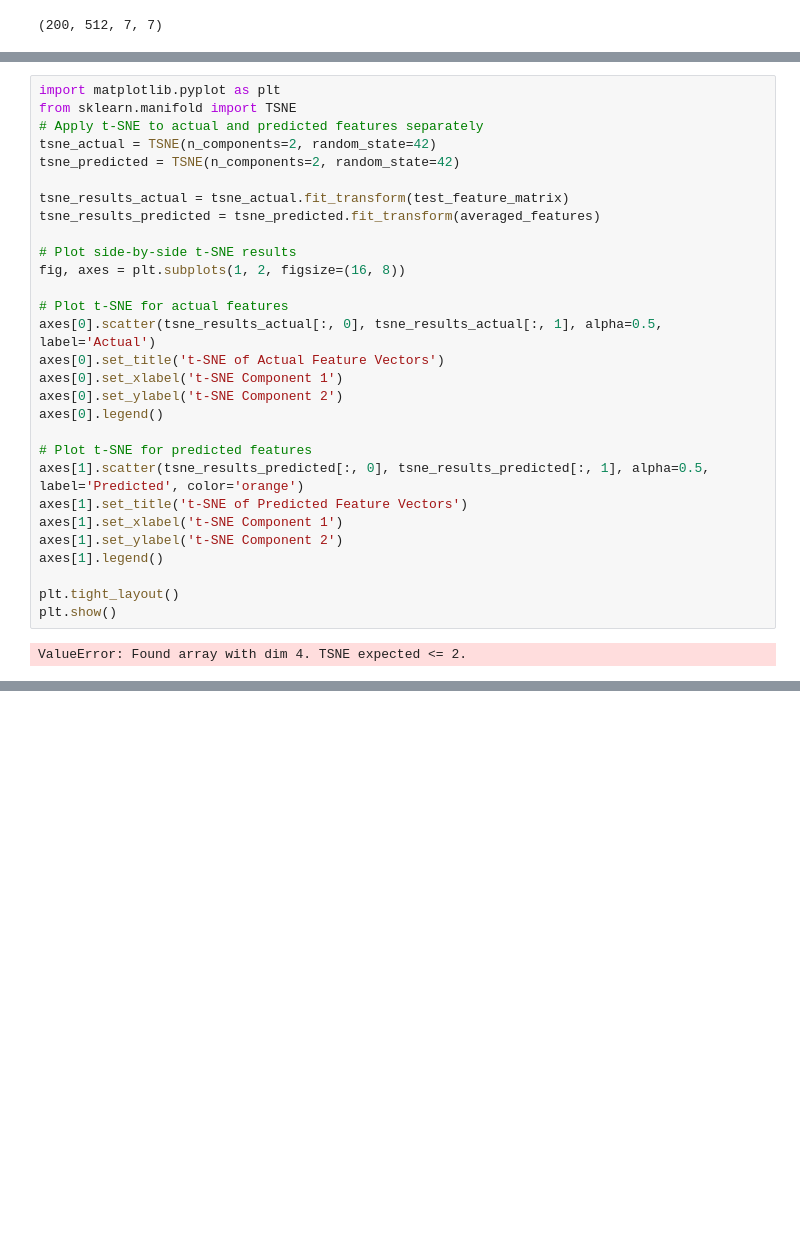
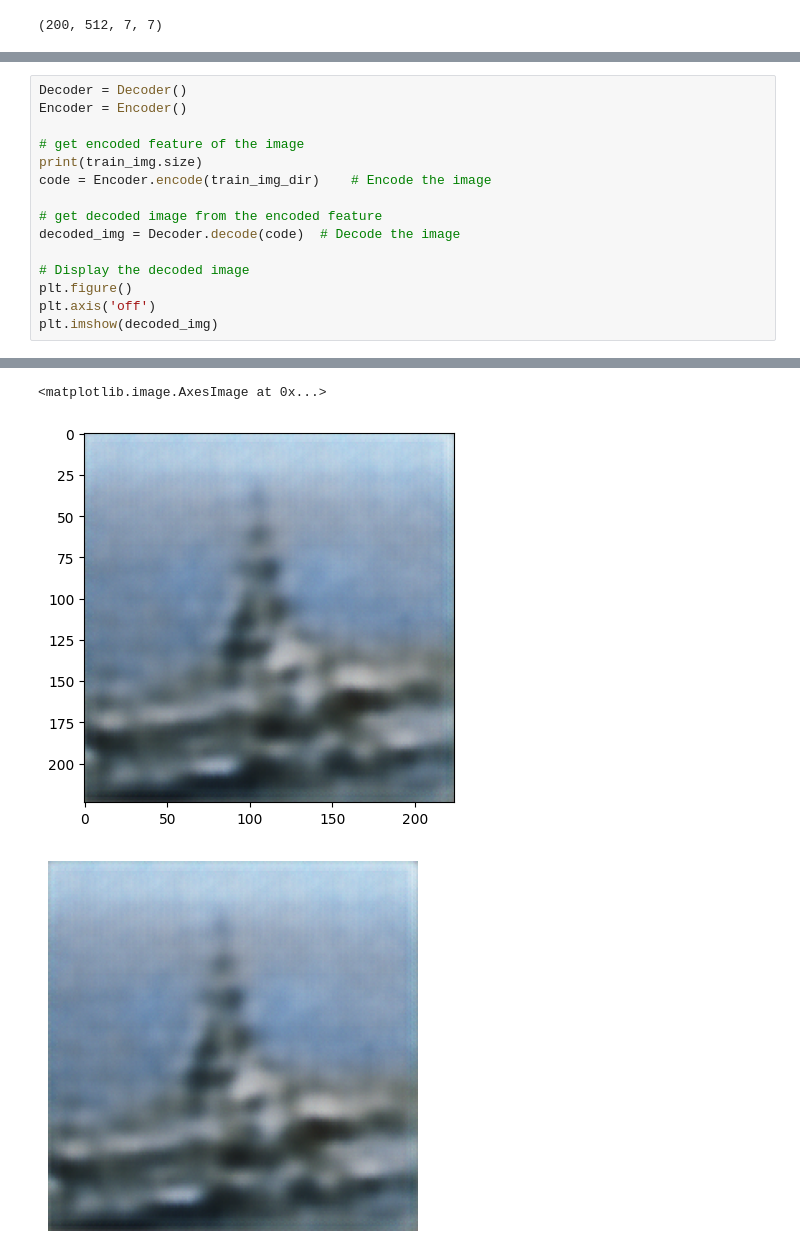
Before and after one commit to aditisaxena12/DecodeEEG, a Jupyter notebook: src/visualize/visualize_predict.ipynb, the cells around one changed output, grey strips where cells are left out. Cells and saved outputs as stored; diff of their text form; blank space fills up the shorter version.

Commit message:
cleaned the encoder decoder

```diff
--- a/src/visualize/visualize_predict.ipynb
+++ b/src/visualize/visualize_predict.ipynb
@@ -233,31 +365,16 @@ ModuleNotFoundError: No module named 'img_preprocessing.builer'
-# %%
-import matplotlib.pyplot as plt
-from sklearn.manifold import TSNE
-# Apply t-SNE to actual and predicted features separately
-tsne_actual = TSNE(n_components=2, random_state=42)
-tsne_predicted = TSNE(n_components=2, random_state=42)
-
-tsne_results_actual = tsne_actual.fit_transform(test_feature_matrix)
-tsne_results_predicted = tsne_predicted.fit_transform(averaged_features)
-
-# Plot side-by-side t-SNE results
-fig, axes = plt.subplots(1, 2, figsize=(16, 8))
-
-# Plot t-SNE for actual features
-axes[0].scatter(tsne_results_actual[:, 0], tsne_results_actual[:, 1], alpha=0.5, label='Actual')
-axes[0].set_title('t-SNE of Actual Feature Vectors')
-axes[0].set_xlabel('t-SNE Component 1')
-axes[0].set_ylabel('t-SNE Component 2')
-axes[0].legend()
-
-# Plot t-SNE for predicted features
-axes[1].scatter(tsne_results_predicted[:, 0], tsne_results_predicted[:, 1], alpha=0.5, label='Predicted', color='orange')
-axes[1].set_title('t-SNE of Predicted Feature Vectors')
-axes[1].set_xlabel('t-SNE Component 1')
-axes[1].set_ylabel('t-SNE Component 2')
-axes[1].legend()
-
-plt.tight_layout()
-plt.show()
-# %% [output]
-ValueError: Found array with dim 4. TSNE expected <= 2.
+# %%
+Decoder = Decoder()
+Encoder = Encoder()
+
+# get encoded feature of the image
+print(train_img.size)
+code = Encoder.encode(train_img_dir)    # Encode the image
+
+# get decoded image from the encoded feature
+decoded_img = Decoder.decode(code)  # Decode the image
+
+# Display the decoded image
+plt.figure()
+plt.axis('off')
+plt.imshow(decoded_img)
+# %% [output]
@@ -263,0 +393,3 @@ ValueError: Found array with dim 4. TSNE expected <= 2.
+<matplotlib.image.AxesImage at 0x...>
+[figure, added]
+[figure, added]
```
Also changed, not shown: parts of 12 cells of this notebook, 5 other files.
